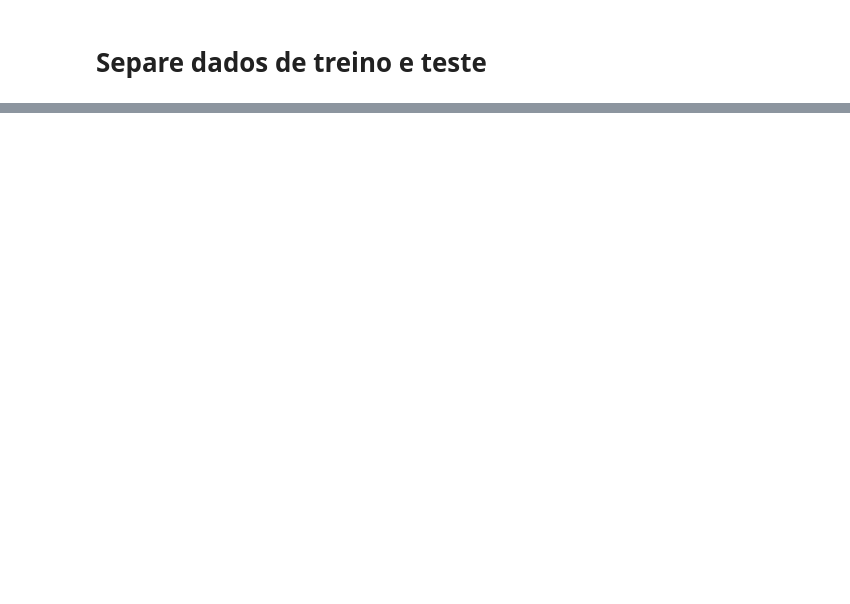
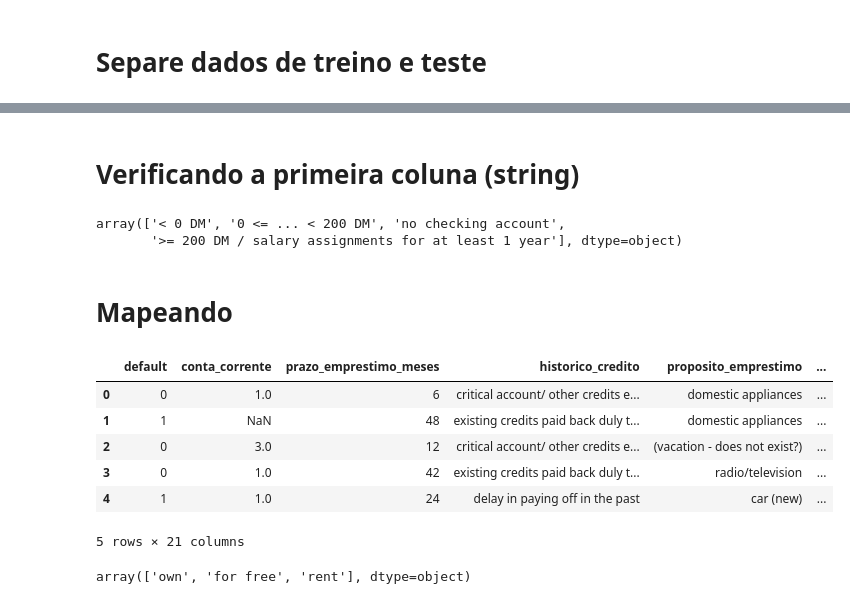
Before and after one commit to NSR-Ribeiro/Semanamltarde_IA, a Jupyter notebook: creditscoring_tarde/aula_03.ipynb, the cells around one changed output, grey strips where cells are left out. Drawn from its saved outputs; the diff is of its cells as text; code cells hidden in the pictures; blank space fills up the shorter version.

```diff
--- a/creditscoring_tarde/aula_03.ipynb
+++ b/creditscoring_tarde/aula_03.ipynb
@@ -166,0 +173,2 @@ TypeError: got an unexpected keyword argument 'randon_state'
+# %%
+df_transformado = df.copy()
@@ -166,0 +185,41 @@ TypeError: got an unexpected keyword argument 'randon_state'
+# %% [markdown]
+# Verificando a primeira coluna (string)
+# %%
+# mostrar valores NÃO duplicados
+df_transformado['conta_corrente'].unique()
+# %% [output]
+array(['< 0 DM', '0 <= ... < 200 DM', 'no checking account',
+       '>= 200 DM / salary assignments for at least 1 year'], dtype=object)
+# %% [markdown]
+# Mapeando
+# %%
+# ETAPA 1 - INIQUE
+df_transformado['conta_corrente'].unique()
+
+
+# ETAPA 2 - DICIONÁRIO
+# par:chave (chave:valor)
+dict_cc = {
+    '< 0 DM':1,
+    '<= ... < 200 DM':2,
+    'no checking account':3,
+    '>= 200 DM / salary assignments for at least 1 year':4
+}
+# mapear (map)
+# dataset['coluna'] = dataset['coluna'].map(dicionario)
+
+df_transformado['conta_corrente'] = df_transformado['conta_corrente'].map(dict_cc)
+# %%
+df_transformado.head()
+# %% [output]
+|  | default | conta_corrente | prazo_emprestimo_meses | historico_credito | proposito_emprestimo | ... |
+| 0 | 0 | 1.0 | 6 | critical account/ other credits e... | domestic appliances | ... |
+| 1 | 1 | NaN | 48 | existing credits paid back duly t... | domestic appliances | ... |
+| 2 | 0 | 3.0 | 12 | critical account/ other credits e... | (vacation - does not exist?) | ... |
+| 3 | 0 | 1.0 | 42 | existing credits paid back duly t... | radio/television | ... |
+| 4 | 1 | 1.0 | 24 | delay in paying off in the past | car (new) | ... |
+5 rows × 21 columns
+# %%
+df_transformado['tipo_residencia'].unique()
+# %% [output]
+array(['own', 'for free', 'rent'], dtype=object)
```
Also changed, not shown: parts of 26 cells of this notebook.
